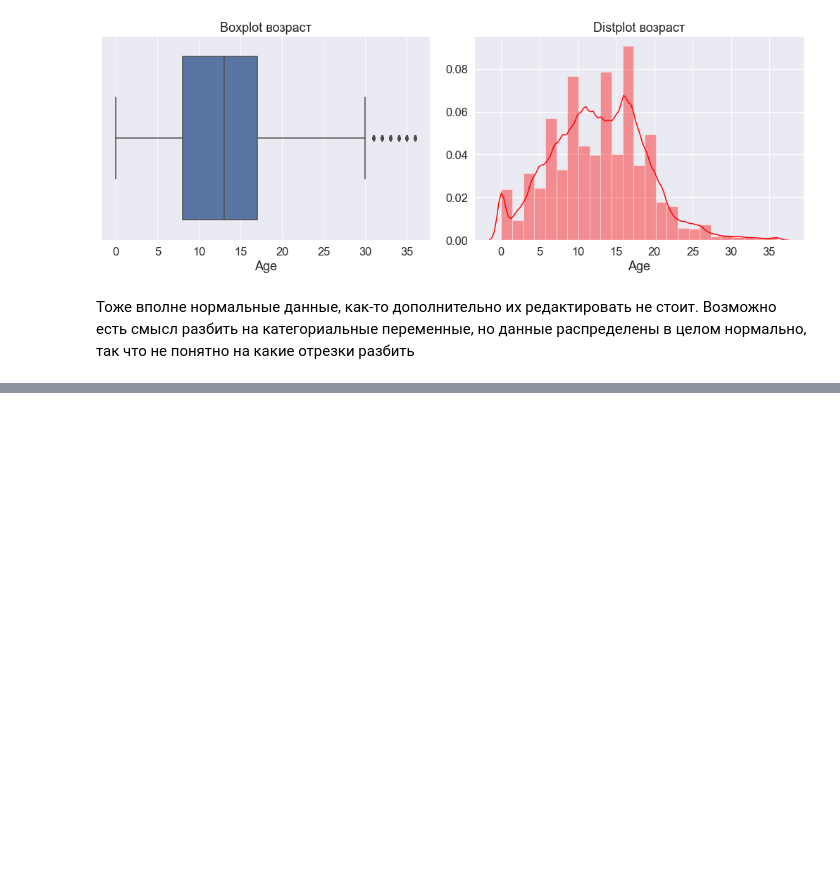
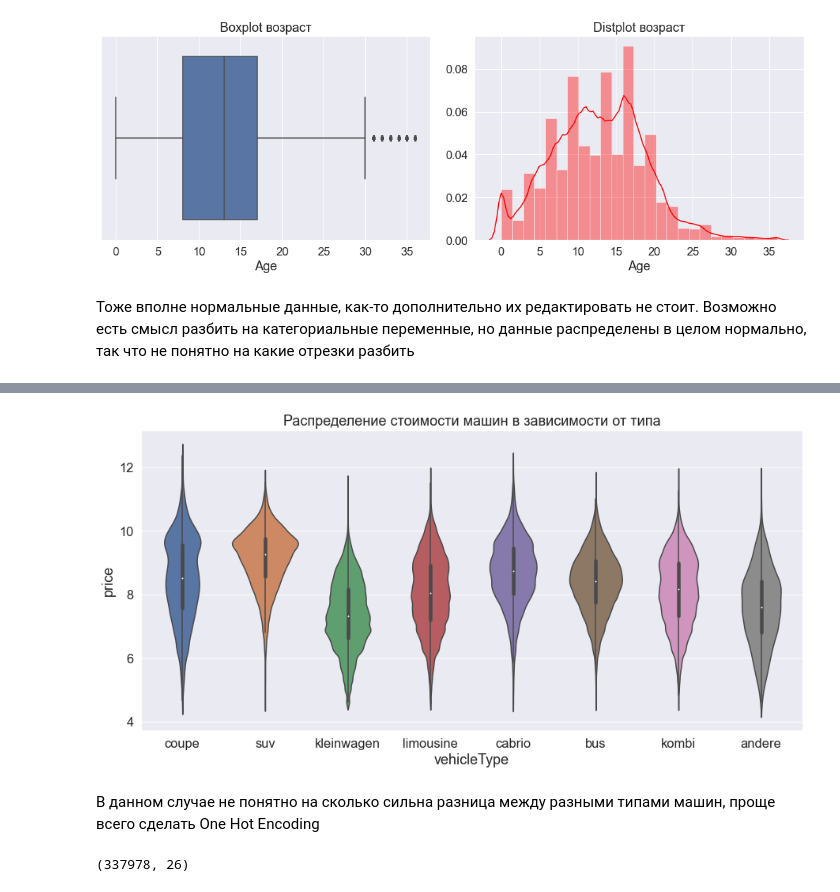
Before and after one commit to MaksimKrug/HSEIntroToML, a Jupyter notebook: EDA.ipynb, the cells around one changed output, grey strips where cells are left out. Drawn from its saved outputs; the diff is of its cells as text; code cells hidden in the pictures; blank space fills up the shorter version.

```diff
--- a/EDA.ipynb
+++ b/EDA.ipynb
@@ -776,0 +773,4 @@ array([[1.        , 0.15901463],
+# %%
+# gearbox в manual gearbox (binary)
+print(df['gearbox'].value_counts(normalize=True))
+df['manual gearbox'] = (df['gearbox'] == 'manuell').astype('int')
@@ -776,0 +796,13 @@ array([[1.        , 0.15901463],
+# %%
+plt.figure(figsize=(15,7))
+plt.title('Распределение стоимости машин в зависимости от типа')
+sns.violinplot(data=df, x='vehicleType', y='price');
+# %% [output]
+[figure, added]
+# %% [markdown]
+В данном случае не понятно на сколько сильна разница между разными типами машин, проще всего сделать One Hot Encoding
+# %%
+df = pd.get_dummies(data=df, columns=['vehicleType'], prefix='VehicleType', prefix_sep='_')
+df.shape
+# %% [output]
+(337978, 26)
```
Also changed, not shown: parts of 53 cells of this notebook, 1 other file.
